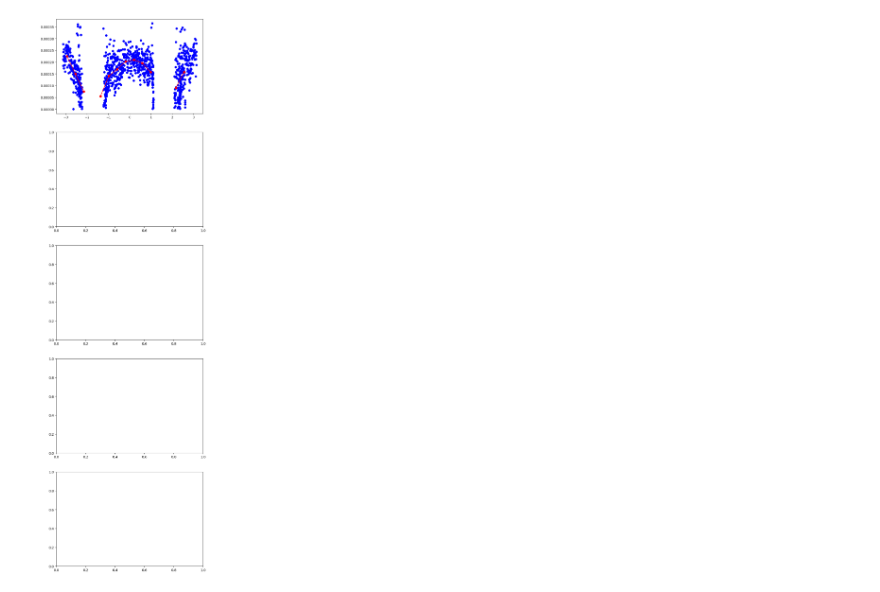
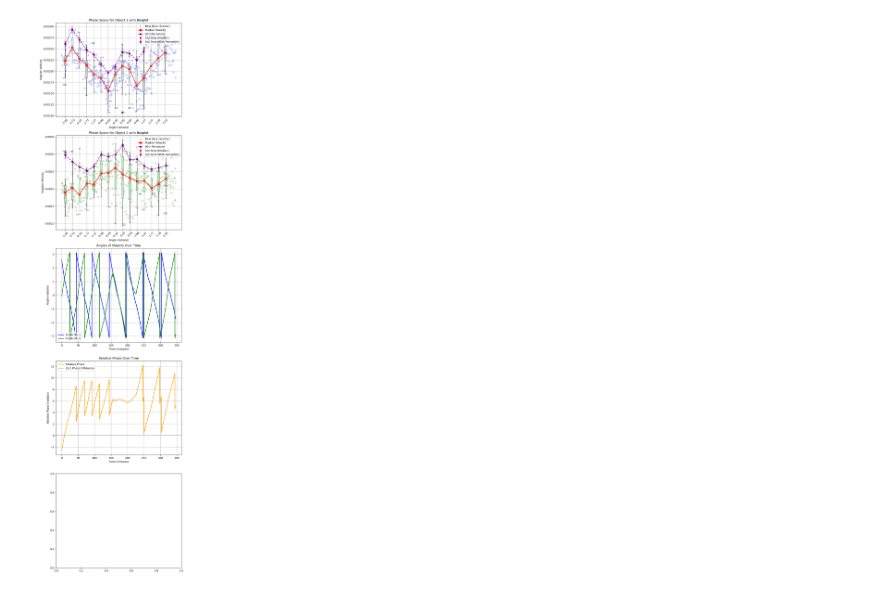
Before and after one commit to NitzanBarEitan/Ants, a Jupyter notebook: data_analyzer.ipynb, the cells around one changed output. Saved outputs shown, nothing was run; the diff lists cells and outputs as text; code cells hidden in the pictures.

Commit message:
merged boxplot and scatter, added reltive - it doesnot work

```diff
--- a/data_analyzer.ipynb
+++ b/data_analyzer.ipynb
@@ -252,48 +286,65 @@ def plot_results(frames, angles_obj1, angles_obj2, angle_forv1, angle_v1, angle_
     plt.tight_layout()
     plt.show()
 # %%
-folder_path = R"C:\Users\barei\Documents\GitHub\Ants\Analyzed Data\2024_09_23"
-file_path = os.path.join(folder_path, "coordinates.csv")
+import os
+import pandas as pd
 
-frames, x_coords_obj1, y_coords_obj1, x_coords_obj2, y_coords_obj2 = read_csv(file_path)
+def process_and_save_data(input_file_path, output_folder):
+    # Ensure the output folder exists
+    os.makedirs(output_folder, exist_ok=True)
 
-# Calculate centers
-center_obj1 = find_circle_center(x_coords_obj1, y_coords_obj1)
-center_obj2 = find_circle_center(x_coords_obj2, y_coords_obj2)
-print(f"Calculated center for Object 1: {center_obj1}")
-print(f"Calculated center for Object 2: {center_obj2}")
+    # Extract file name without extension
+    file_name = os.path.splitext(os.path.basename(input_file_path))[0]
 
-# Calculate angles
-angles_obj1, angles_obj2 = calculate_angles(frames, x_coords_obj1, y_coords_obj1, x_coords_obj2, y_coords_obj2, center_obj1, center_obj2)
+    # Read data from CSV
+    frames, x_coords_obj1, y_coords_obj1, x_coords_obj2, y_coords_obj2 = read_csv(input_file_path)
 
-# Calculate velocities
-angle_v1, angle_v2, angle_forv1, angle_forv2 = calculate_velocities(frames, angles_obj1, angles_obj2)
+    # Calculate centers
+    center_obj1 = find_circle_center(x_coords_obj1, y_coords_obj1)
+    center_obj2 = find_circle_center(x_coords_obj2, y_coords_obj2)
+    print(f"Calculated center for Object 1: {center_obj1}")
+    print(f"Calculated center for Object 2: {center_obj2}")
 
-# Save phase-space data for Object 1
-phase_space_data_obj1 = pd.DataFrame({
-    "Angle": angle_forv1,
-    "Angular Velocity": angle_v1
-})
-output_file_obj1 = os.path.join(folder_path, "phase_space_data_obj1.csv")
-phase_space_data_obj1.to_csv(output_file_obj1, index=False)
+    # Calculate angles
+    angles_obj1, angles_obj2 = calculate_angles(frames, x_coords_obj1, y_coords_obj1, x_coords_obj2, y_coords_obj2, center_obj1, center_obj2)
 
-# Save phase-space data for Object 2
-phase_space_data_obj2 = pd.DataFrame({
-    "Angle": angle_forv2,
-    "Angular Velocity": angle_v2
-})
-output_file_obj2 = os.path.join(folder_path, "phase_space_data_obj2.csv")
-phase_space_data_obj2.to_csv(output_file_obj2, index=False)
+    # Calculate velocities
+    angle_v1, angle_v2, angle_forv1, angle_forv2 = calculate_velocities(frames, angles_obj1, angles_obj2)
 
-print(f"Phase-space data for Object 1 saved to: {output_file_obj1}")
-print(f"Phase-space data for Object 2 saved to: {output_file_obj2}")
+    relative_phase = calculate_relative_phase(angles_obj1, angles_obj2)
 
-# Plot results
-plot_results(
-    frames, angles_obj1, angles_obj2,
-    angle_forv1, angle_v1,
-    angle_forv2, angle_v2,
-    x_coords_obj1, y_coords_obj1,
-    x_coords_obj2, y_coords_obj2
-)
+    # Save phase-space data for Object 1
+    phase_space_data_obj1 = pd.DataFrame({
+        "Angle": angle_forv1,
+        "Angular Velocity": angle_v1
+    })
+    output_file_obj1 = os.path.join(output_folder, f"{file_name}_obj1.csv")
+    phase_space_data_obj1.to_csv(output_file_obj1, index=False)
+
+    # Save phase-space data for Object 2
+    phase_space_data_obj2 = pd.DataFrame({
+        "Angle": angle_forv2,
+        "Angular Velocity": angle_v2
+    })
+    output_file_obj2 = os.path.join(output_folder, f"{file_name}_obj2.csv")
+    phase_space_data_obj2.to_csv(output_file_obj2, index=False)
+
+    print(f"Phase-space data for Object 1 saved to: {output_file_obj1}")
+    print(f"Phase-space data for Object 2 saved to: {output_file_obj2}")
+
+    # Plot results
+    plot_results(
+        frames, angles_obj1, angles_obj2,
+        angle_forv1, angle_v1,
+        angle_forv2, angle_v2,
+        x_coords_obj1, y_coords_obj1,
+        x_coords_obj2, y_coords_obj2,
+        relative_phase
+
+    )
+
+# Example usage:
+input_file_path = R"C:\Users\avsha\Documents\vid_out_csv\compressed_S6130003_coordinates.csv"
+output_folder = R"c:\Users\avsha\Documents\antsdir"
+process_and_save_data(input_file_path, output_folder)
 # %% [output]
@@ -305 +355 @@ TypeError: bad operand type for unary -: 'NoneType'
-[figure, old version]
+[figure, new version]
```
Also changed, not shown: parts of 2 cells of this notebook.
